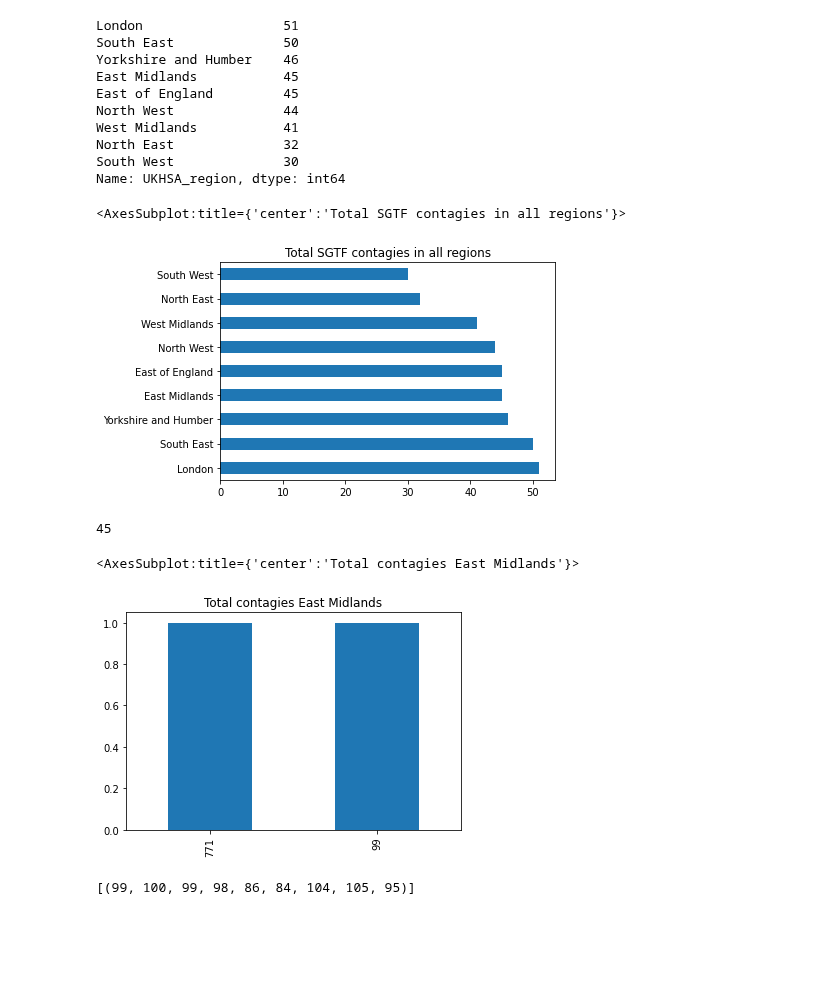
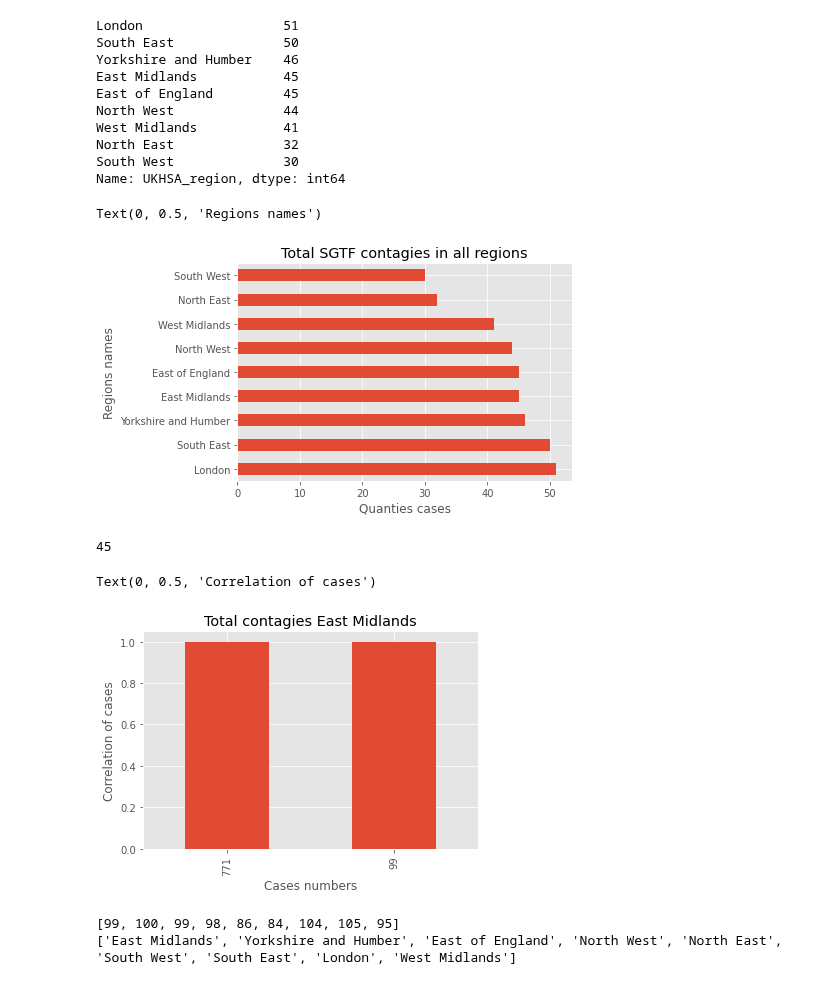
Before and after one commit to orlando074/-micron-in-UK-data-analysis, a Jupyter notebook: OmicronVirus test dataAnalyze.ipynb, the cells around one changed output. Cells and saved outputs as stored; diff of their text form; code cells hidden in the pictures; blank space fills up the shorter version.

```diff
--- a/OmicronVirus test dataAnalyze.ipynb
+++ b/OmicronVirus test dataAnalyze.ipynb
@@ -3,6 +3,7 @@ import pandas as pd
 import numpy as np
 import seaborn as sns
 import matplotlib.pyplot as plt
+plt.style.use("ggplot")
 # %%
 data = pd.read_csv('/home/orlando131/Documentos/DataScience/OmicronEurope/sgtf_regionepicurve_2021-12-26.csv')
 # %%
@@ -234,9 +239,11 @@ Name: UKHSA_region, dtype: int64
 # %%
 #SGTF graphic of total quanties with contagie in all regions
 dataSGTF['UKHSA_region'].value_counts().plot.barh(title="Total SGTF contagies in all regions")
+plt.xlabel("Quanties cases")
+plt.ylabel("Regions names")
 # %% [output]
-<AxesSubplot:title={'center':'Total SGTF contagies in all regions'}>
+Text(0, 0.5, 'Regions names')
-[figure, old version]
+[figure, new version]
 # %%
 #SGTF quanties in 'East Midlands' region
 dataSGTF['UKHSA_region'].str.contains('East Midlands').value_counts().get(True,0)
@@ -256,9 +263,11 @@ TotalContagiesEast_MidlandsG = (TotalSgene,TotalSGTF)
 #and SGTF contagies in East Midlands region.
 
 TotalContagiesEast_Midlands.value_counts().plot.bar(title="Total contagies East Midlands")
+plt.xlabel("Cases numbers")
+plt.ylabel("Correlation of cases")
 # %% [output]
-<AxesSubplot:title={'center':'Total contagies East Midlands'}>
+Text(0, 0.5, 'Correlation of cases')
-[figure, old version]
+[figure, new version]
 # %%
 #Making the counting of repetition frequency about each region
 #regionFiltred = data.filter(like='UKHSA_region')=='East Midlands'.value_counts()
@@ -273,10 +282,14 @@ regionFiltred7 = data['UKHSA_region'].str.contains('London').value_counts().get(
 regionFiltred8 = data['UKHSA_region'].str.contains('West Midlands').value_counts().get(True,0)
 # %%
 #Printing the step above
-regiao = (regionFiltred,regionFiltred1,regionFiltred2,regionFiltred3,regionFiltred4,regionFiltred5,regionFiltred6,
-        regionFiltred7,regionFiltred8)
-regioes = []
-regioes.append(regiao)
+
+regioes = [regionFiltred,regionFiltred1,regionFiltred2,regionFiltred3,regionFiltred4,regionFiltred5,regionFiltred6,
+        regionFiltred7,regionFiltred8]
+namesregiao = ['East Midlands','Yorkshire and Humber','East of England','North West','North East','South West',
+              'South East','London','West Midlands']
+
 print(regioes)
+print(namesregiao)
 # %% [output]
-[(99, 100, 99, 98, 86, 84, 104, 105, 95)]
+[99, 100, 99, 98, 86, 84, 104, 105, 95]
+['East Midlands', 'Yorkshire and Humber', 'East of England', 'North West', 'North East', 'South West', 'South East', 'London', 'West Midlands']
```
Also changed, not shown: parts of 3 cells of this notebook.
